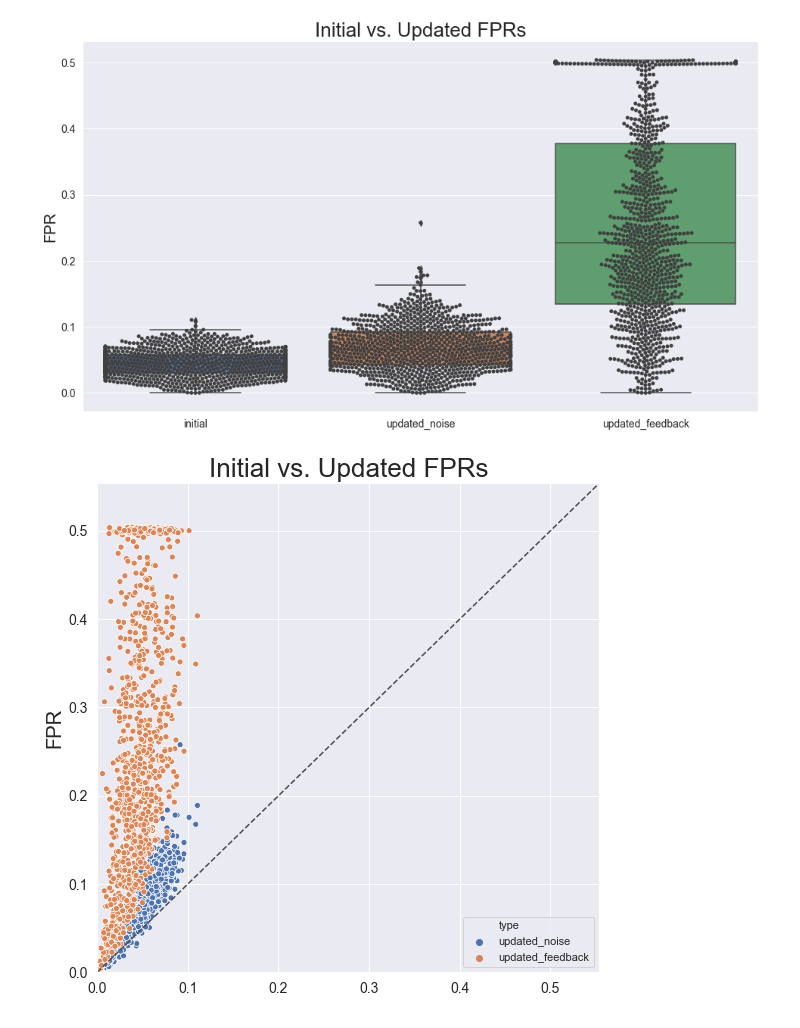
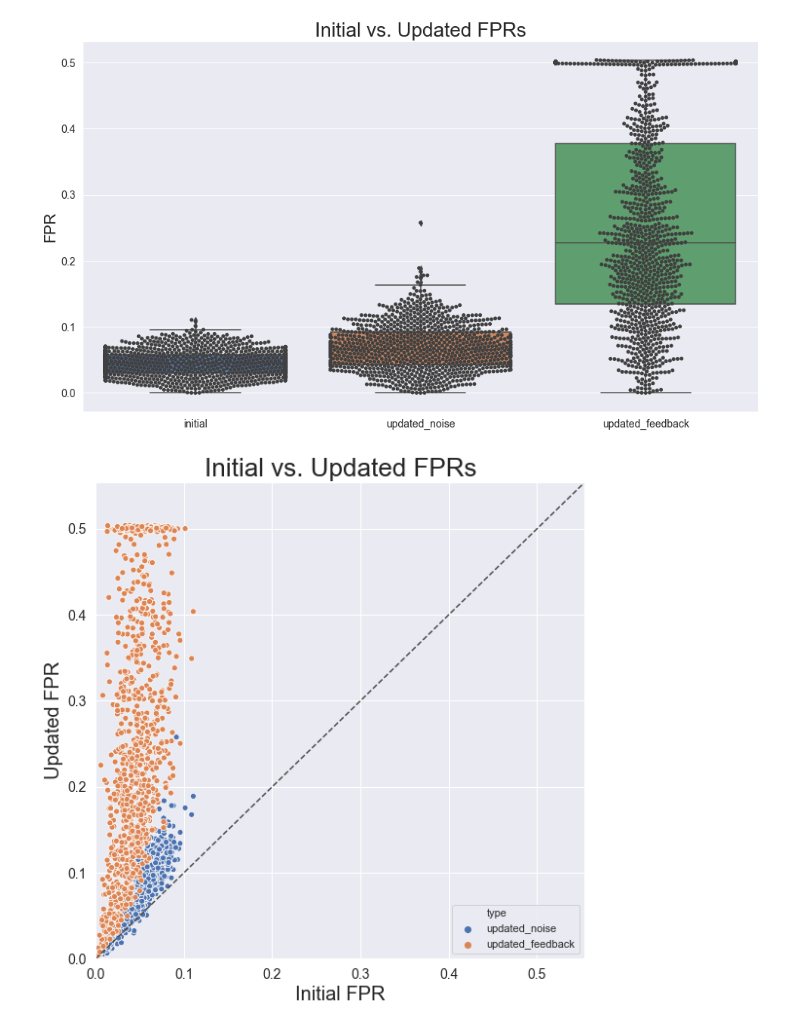
Before and after one commit to georgeadam/feedback_loops, a Jupyter notebook: random_vs_feedback_noise.ipynb, the cells around one changed output. Cells and saved outputs as stored; diff of their text form; code cells hidden in the pictures.

Commit message:
Improved figures for random vs feedback label noise

```diff
--- a/random_vs_feedback_noise.ipynb
+++ b/random_vs_feedback_noise.ipynb
@@ -73,17 +73,17 @@ ax.tick_params(axis='both', which='minor', labelsize=14)
 # %%
 fprs_scatterplot = {"type": (["updated_noise"] * len(updated_fprs_noise)) + (["updated_feedback"] * len(updated_fprs_feedback)), "initial_fpr": initial_fprs + initial_fprs, "updated_fpr": updated_fprs_noise + updated_fprs_feedback}
 data_scatterplot = pd.DataFrame(fprs_scatterplot)
 max_fpr = max(fprs_scatterplot["initial_fpr"] + fprs_scatterplot["updated_fpr"])
 fig = plt.figure(figsize=(9, 9))
 ax = fig.add_subplot(111)
 sns.scatterplot(x="initial_fpr", y="updated_fpr", hue="type", data=data_scatterplot, ax=ax)
-ax.set_xlabel("")
-ax.set_ylabel("FPR", size=20)
+ax.set_xlabel("Initial FPR", size=20)
+ax.set_ylabel("Updated FPR", size=20)
 ax.set_xlim([0, max_fpr + 0.05])
 ax.set_ylim([0, max_fpr + 0.05])
 ax.plot(ax.get_xlim(), ax.get_ylim(), ls="--", c=".3")
 ax.set_title("Initial vs. Updated FPRs", size=26)
 ax.tick_params(axis='both', which='major', labelsize=14)
 ax.tick_params(axis='both', which='minor', labelsize=14)
 # %% [output]
-[figure, old version]
+[figure, new version]
```
